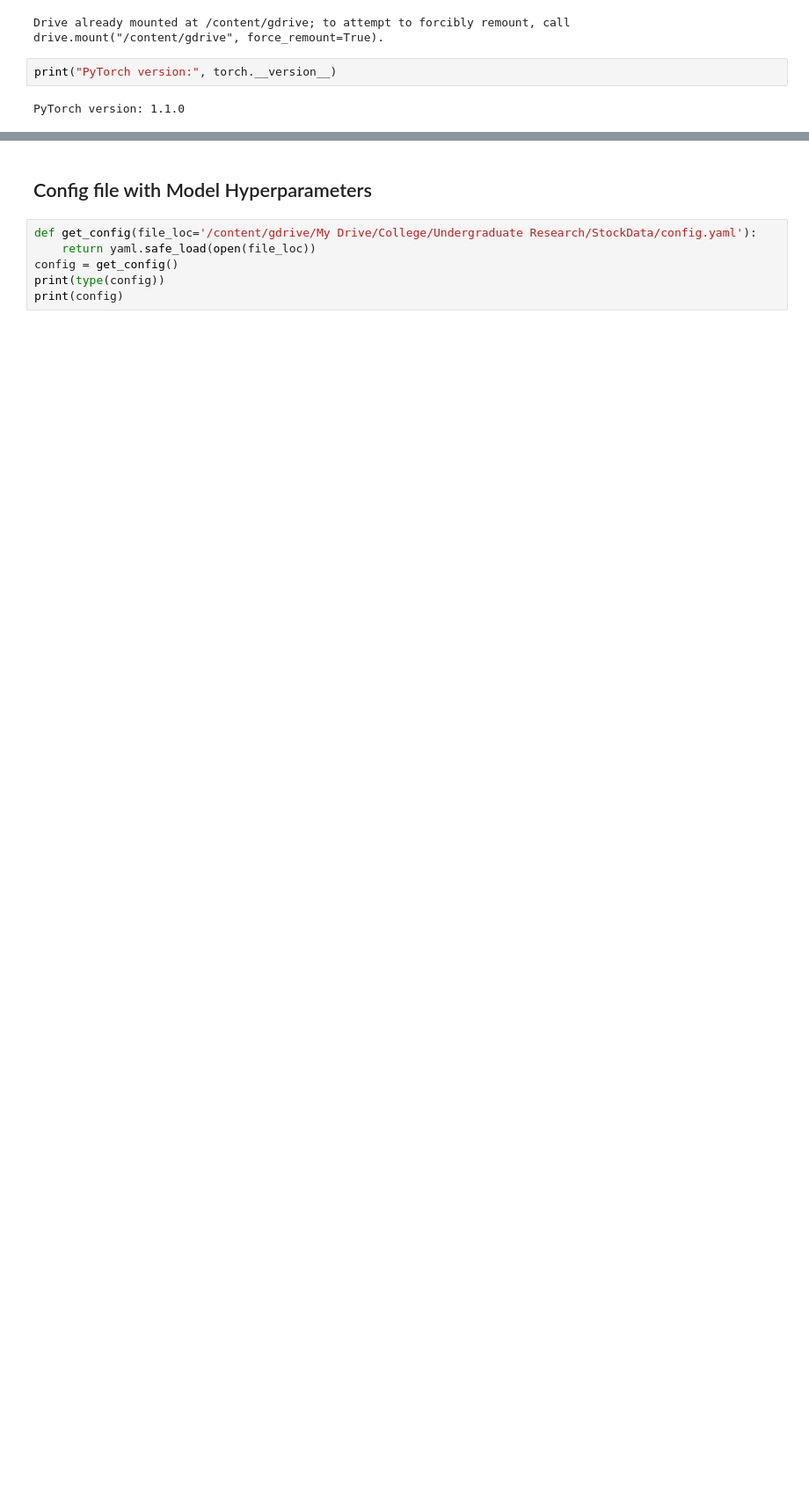
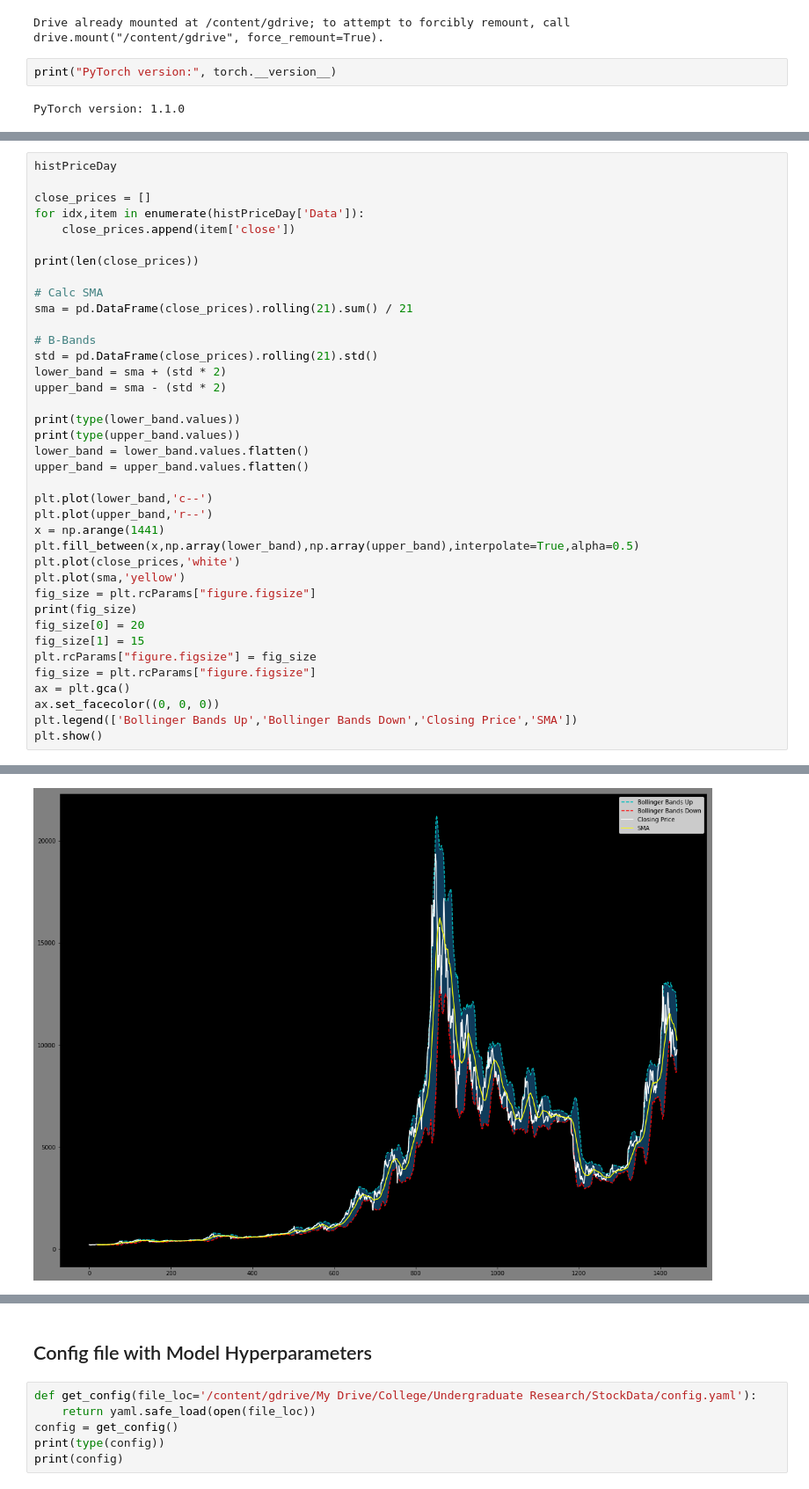
Before and after one commit to gohurali/Financial-Market-Prediction, a Jupyter notebook: notebooks/model_viz_test.ipynb, the cells around one changed output, grey strips where cells are left out. Shown at 88% size. Saved outputs shown, nothing was run; the diff lists cells and outputs as text; blank space fills up the shorter version.

```diff
--- a/notebooks/model_viz_test.ipynb
+++ b/notebooks/model_viz_test.ipynb
@@ -85,0 +134,39 @@ plt.show()
+# %%
+histPriceDay
+
+close_prices = []
+for idx,item in enumerate(histPriceDay['Data']):
+    close_prices.append(item['close'])
+
+print(len(close_prices))
+
+# Calc SMA
+sma = pd.DataFrame(close_prices).rolling(21).sum() / 21
+
+# B-Bands
+std = pd.DataFrame(close_prices).rolling(21).std()
+lower_band = sma + (std * 2)
+upper_band = sma - (std * 2)
+
+print(type(lower_band.values))
+print(type(upper_band.values))
+lower_band = lower_band.values.flatten()
+upper_band = upper_band.values.flatten()
+
+plt.plot(lower_band,'c--')
+plt.plot(upper_band,'r--')
+x = np.arange(1441)
+plt.fill_between(x,np.array(lower_band),np.array(upper_band),interpolate=True,alpha=0.5)
+plt.plot(close_prices,'white')
+plt.plot(sma,'yellow')
+fig_size = plt.rcParams["figure.figsize"]
+print(fig_size)
+fig_size[0] = 20
+fig_size[1] = 15
+plt.rcParams["figure.figsize"] = fig_size
+fig_size = plt.rcParams["figure.figsize"]
+ax = plt.gca()
+ax.set_facecolor((0, 0, 0))
+plt.legend(['Bollinger Bands Up','Bollinger Bands Down','Closing Price','SMA'])
+plt.show()
+# %% [output]
@@ -86,3 +177,4 @@ plt.show()
+[figure, added]
 # %%
 print('CryptoCompare last reported volume (yesterday): ', vol[-1])
 # %% [output]
```
Also changed, not shown: parts of 10 cells of this notebook.
